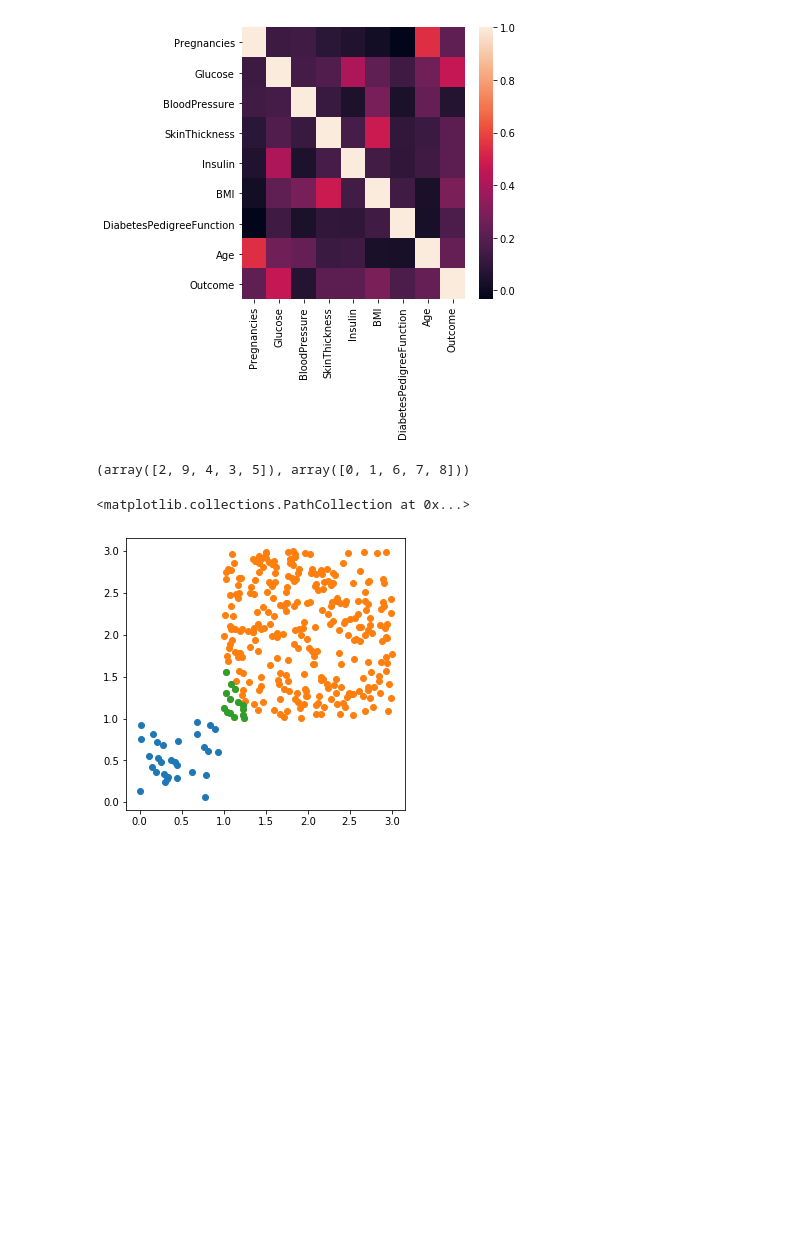
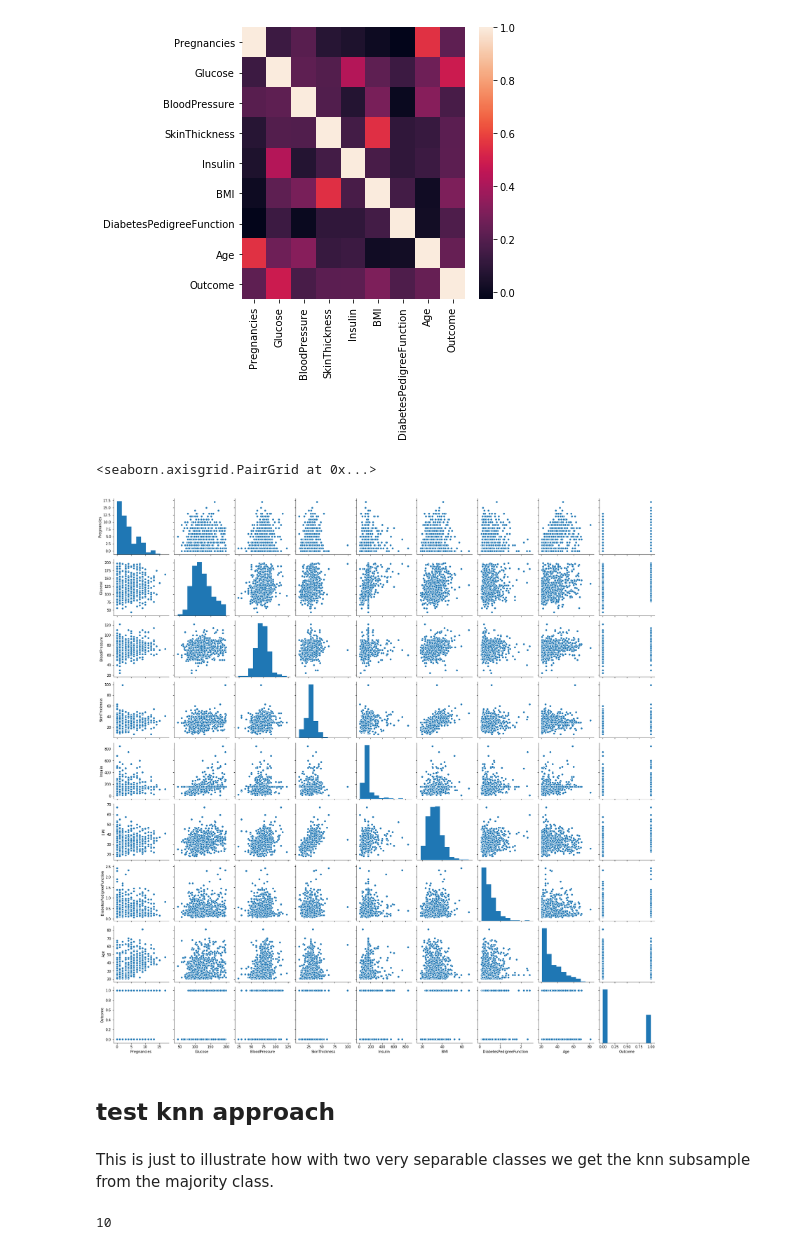
Before and after one commit to tmelman/BiasedRandomForest, a Jupyter notebook: diabetes_braf_dev.ipynb, the cells around one changed output. Drawn from its saved outputs; the diff is of its cells as text; code cells hidden in the pictures; blank space fills up the shorter version.

Commit message:
Fixed bugs with Random Forest, added comments

```diff
--- a/diabetes_braf_dev.ipynb
+++ b/diabetes_braf_dev.ipynb
@@ -98,8 +98,12 @@ for category in ['Insulin', 'SkinThickness', 'Pregnancies']:
 # %% [markdown]
 Since we can't drop all of these, it's probably best to impute mean values for these. I would ideally implement a cluster-based imputation of values, but in the interest of time and to avoid data leakage I'll use the mean.
 # %%
-df['Insulin'][df['Insulin']==0] = np.mean(df['Insulin'][df['Insulin']>0])
-df['SkinThickness'][df['SkinThickness']==0] = np.mean(df['SkinThickness'][df['SkinThickness']>0])
+df.Insulin[df['Insulin']==0] = np.mean(df['Insulin'][df['Insulin']>0])
+df.SkinThickness[df['SkinThickness']==0] = np.mean(df['SkinThickness'][df['SkinThickness']>0])
+
+df = df[df['BMI']>0]
+df = df[df['Glucose']>0]
+df = df[df['BloodPressure']>0]
 # %% [output]
 A value is trying to be set on a copy of a slice from a DataFrame
 
@@ -135,13 +136,9 @@ knn=get_knn_A_from_B(setA, setB,k)
-# %%
-setY = np.random.rand(10)>.5
-
-get_stratified_train_test_split(setY, ntrain=5)
-# %% [output]
-(array([2, 9, 4, 3, 5]), array([0, 1, 6, 7, 8]))
-# %%
-plt.scatter(setA[:,0], setA[:,1])
-plt.scatter(setB[:,0], setB[:,1])
-plt.scatter(knn[:,0], knn[:,1])
-# %% [output]
-<matplotlib.collections.PathCollection at 0x...>
-[figure, removed]
+# %%
+sns.pairplot(df)
+# %% [output]
+<seaborn.axisgrid.PairGrid at 0x...>
+[figure, added]
+# %% [markdown]
+## test knn approach
+# %% [markdown]
+This is just to illustrate how with two very separable classes we get the knn subsample from the majority class.
@@ -148 +160,5 @@ plt.scatter(knn[:,0], knn[:,1])
+# %%
+len(np.concatenate((np.random.rand(10,1), np.random.rand(10,1)),axis=1))
+# %% [output]
+10
 # %%
```
Also changed, not shown: parts of 32 cells of this notebook, 3 other files.
